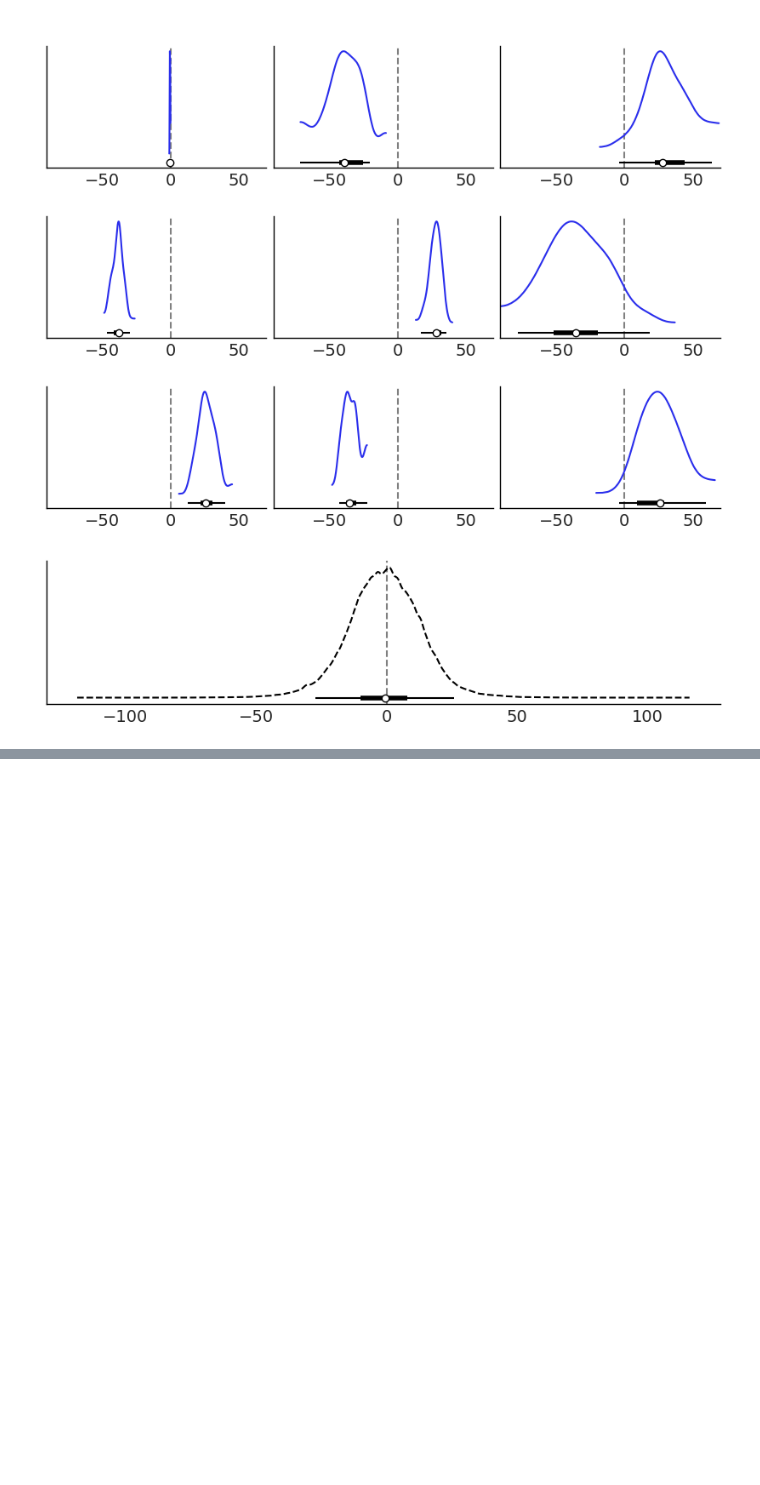
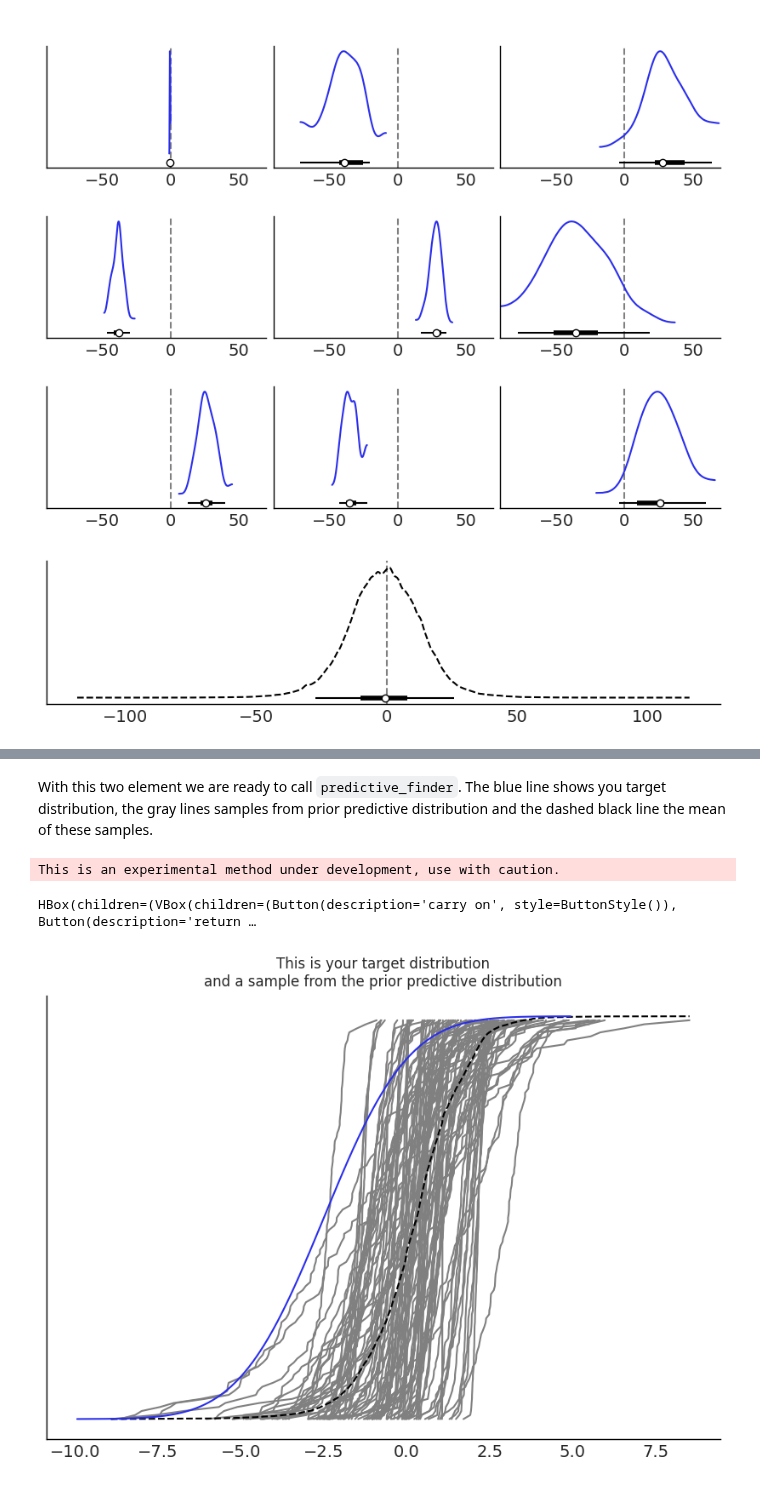
Before and after one commit to arviz-devs/preliz, a Jupyter notebook: docs/examples/observed_space_examples.ipynb, the cells around one changed output, grey strips where cells are left out. Saved outputs shown, nothing was run; the diff lists cells and outputs as text; code cells hidden in the pictures; blank space fills up the shorter version.

Commit message:
add predictive_finder method (experimental) (#293)
* add predictive finder experimental method

* update exampels

* make pylint happy

```diff
--- a/docs/examples/observed_space_examples.ipynb
+++ b/docs/examples/observed_space_examples.ipynb
@@ -104,0 +111,7 @@ If you are unable to run this notebook, you can get a glimpse of `ppa` from this
+# %%
+size = 100
+def a_preliz_model(a0=0, a1=1, b0=1):
+    a = pz.Normal(a0, a1).rvs()
+    b = pz.HalfNormal(b0).rvs()
+    y = pz.Normal(a, b).rvs(size)
+    return a, b, y
@@ -104,0 +122,10 @@ If you are unable to run this notebook, you can get a glimpse of `ppa` from this
+# %%
+target = pz.Normal(-2.5, 2)
+# %% [markdown]
+With this two element we are ready to call `predictive_finder`. The blue line shows you target distribution, the gray lines samples from prior predictive distribution and the dashed black line the mean of these samples.
+# %%
+pz.predictive_finder(a_preliz_model, target)
+# %% [output]
+This is an experimental method under development, use with caution.
+HBox(children=(VBox(children=(Button(description='carry on', style=ButtonStyle()), Button(description='return …
+[figure, added]
```
Also changed, not shown: parts of 5 cells of this notebook, 7 other files.
